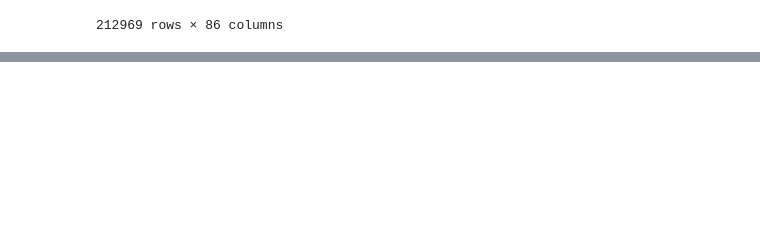
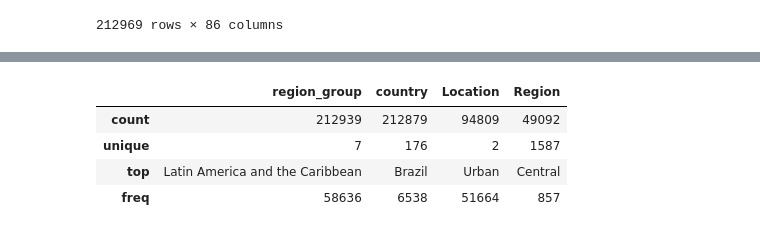
Before and after one commit to ubco-W2022T2-data301/project-group-group18, a Jupyter notebook: analysis/analysis1.ipynb, the cells around one changed output, grey strips where cells are left out. Cells and saved outputs as stored; diff of their text form; code cells hidden in the pictures; blank space fills up the shorter version.

```diff
--- a/analysis/analysis1.ipynb
+++ b/analysis/analysis1.ipynb
@@ -21,0 +40,8 @@ dataset
+# %%
+data.describe(exclude=[np.number])
+# %% [output]
+|  | region_group | country | Location | Region |
+| count | 212939 | 212879 | 94809 | 49092 |
+| unique | 7 | 176 | 2 | 1587 |
+| top | Latin America and the Caribbean | Brazil | Urban | Central |
+| freq | 58636 | 6538 | 51664 | 857 |
```
Also changed, not shown: parts of 9 cells of this notebook.
